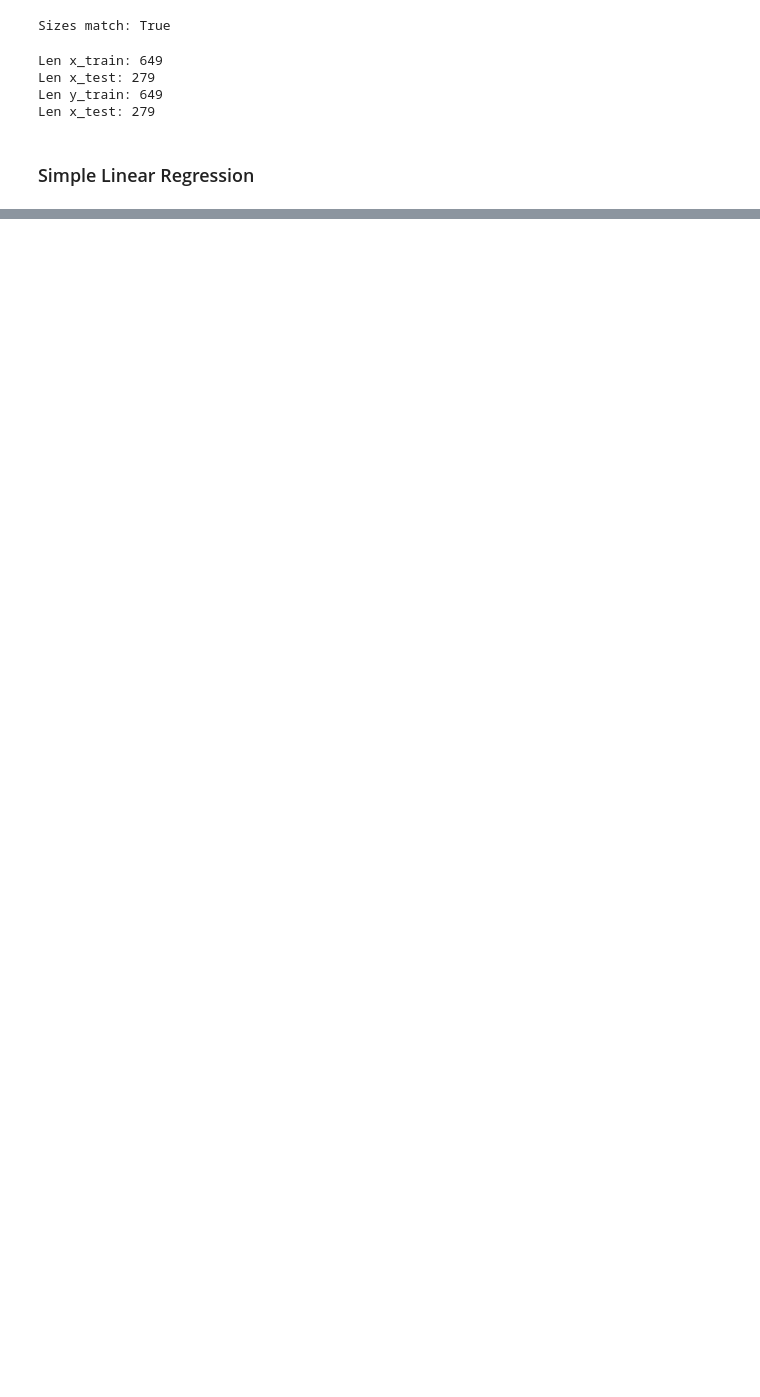
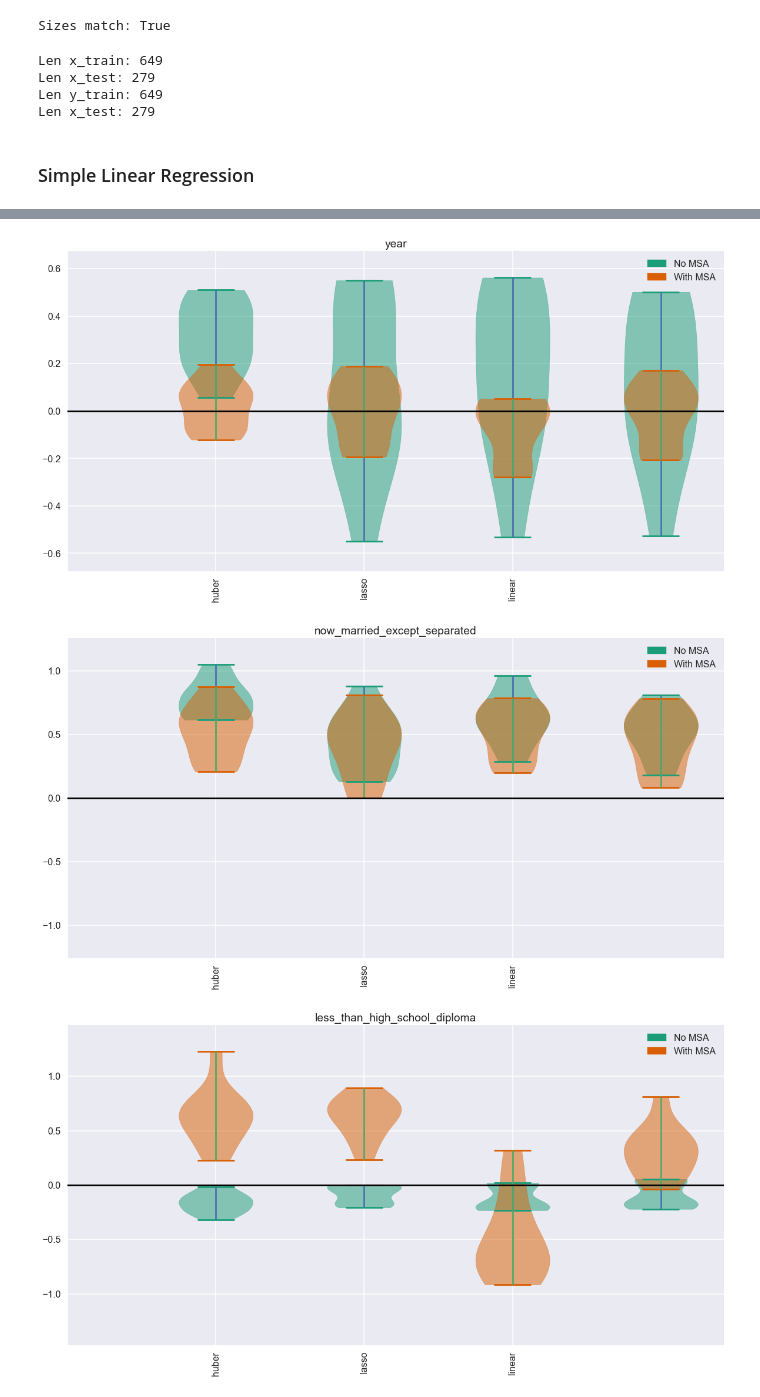
Before and after one commit to dkloving/CS109A_Project, a Jupyter notebook: modelling/models_by_david.ipynb, the cells around one changed output, grey strips where cells are left out. Saved outputs shown, nothing was run; the diff lists cells and outputs as text; code cells hidden in the pictures; blank space fills up the shorter version.

```diff
--- a/modelling/models_by_david.ipynb
+++ b/modelling/models_by_david.ipynb
@@ -189,0 +159,6 @@ for key in coef_dfs:
+# %%
+violin_coefs([exp, exp_2], coeff_names, experiment_name=['No MSA','With MSA'])
+# %% [output]
+[figure, added]
+[figure, added]
+[figure, added]
```
Also changed, not shown: parts of 28 cells of this notebook, 1 other file.
